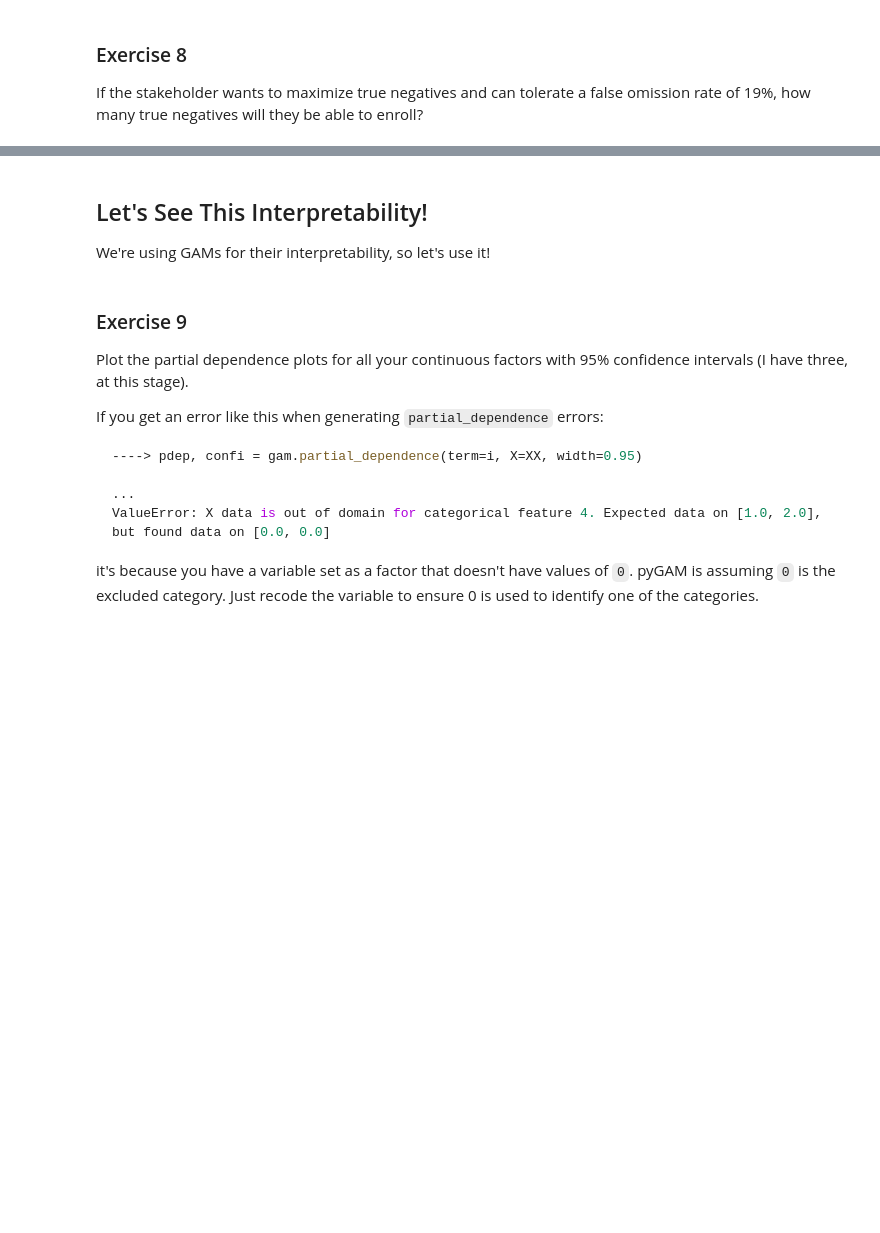
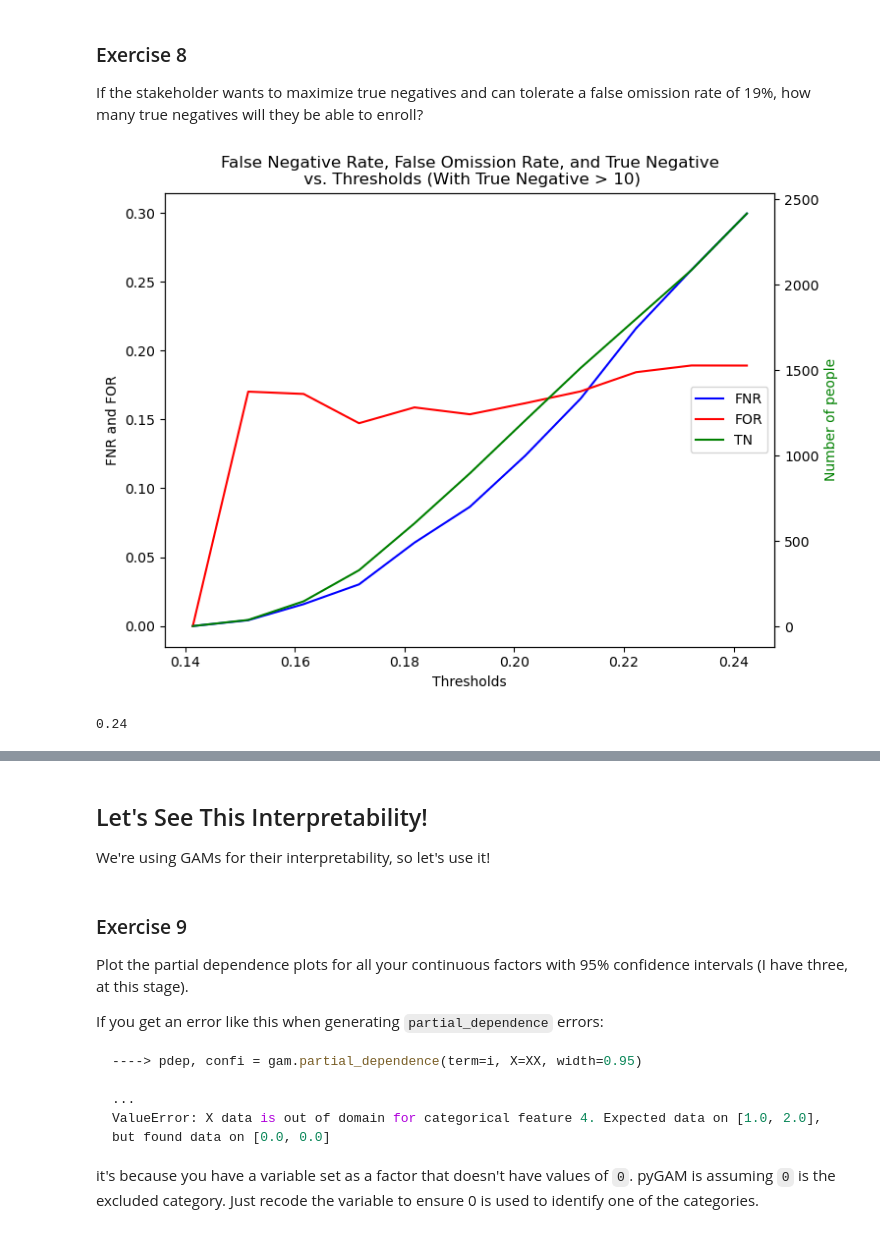
Before and after one commit to BarbaraPFloresRios/IDS701_UnifyingDataScience_CausalInference, a Jupyter notebook: 20240305_ExerciseInterpretableModelsGAM/exercise_interpretable.ipynb, the cells around one changed output, grey strips where cells are left out. Drawn from its saved outputs; the diff is of its cells as text; code cells hidden in the pictures; blank space fills up the shorter version.

```diff
--- a/20240305_ExerciseInterpretableModelsGAM/exercise_interpretable.ipynb
+++ b/20240305_ExerciseInterpretableModelsGAM/exercise_interpretable.ipynb
@@ -448,7 +436,8 @@ X_train, X_test, y_train, y_test = train_test_split(
     X, y, test_size=0.2, random_state=123
 )
 # %%
-gam = LinearGAM(s(0) + s(1) + s(2) + s(3) + s(4) + s(5) + f(6) + f(7) + f(8) + f(9))
+gam = LogisticGAM(s(0) + s(1) + s(2) + s(3) + s(4) +
+                  s(5) + f(6) + f(7) + f(8) + f(9))
 gam.gridsearch(X_train.values, y_train.values)
 # %% [output]
   0% (0 of 11) |                         | Elapsed Time: 0:00:00 ETA:  --:--:--
@@ -490,3 +612,71 @@ Note: One *can* use class weights to shift the emphasis of the original model fi
 ### Exercise 8
 
 If the stakeholder wants to maximize true negatives and can tolerate a false omission rate of 19%, how many true negatives will they be able to enroll?
+# %%
+FNR_list = []
+FOR_list = []
+TN_list = []
+thresholds_list = []
+
+
+for threshold in thresholds:
+    y_pred = (y_pred_proba > threshold).astype(int)
+    conf_matrix = confusion_matrix(y_test.values, y_pred)
+    true_negative, false_positive, false_negative, true_positive = conf_matrix.ravel()
+
+    with np.errstate(divide="ignore", invalid="ignore"):
+        FNR = false_negative / (false_negative + true_positive)
+        FOR = false_negative / (false_negative + true_negative)
+
+    # We will only save in the list the values that meet our constraint of TN > 10.
+    if FOR < 0.19:
+        FNR_list.append(FNR)
+        FOR_list.append(FOR)
+        TN_list.append(true_negative)
+        thresholds_list.append(threshold)
+# %%
+fig, ax1 = plt.subplots(figsize=(8, 6))
+
+ax1.plot(thresholds_list, FNR_list, label="FNR", color="blue")
+ax1.plot(thresholds_list, FOR_list, label="FOR", color="red")
+ax1.set_xlabel("Thresholds")
+ax1.set_ylabel("FNR and FOR", color="black")
+
+ax2 = ax1.twinx()
+ax2.plot(thresholds_list, TN_list, label="TN", color="green")
+ax2.set_ylabel("Number of people", color="green")
+
+lines_1, labels_1 = ax1.get_legend_handles_labels()
+lines_2, labels_2 = ax2.get_legend_handles_labels()
+ax1.legend(lines_1 + lines_2, labels_1 + labels_2, loc="center right")
+
+plt.title(
+    "False Negative Rate, False Omission Rate, and True Negative\n vs. Thresholds (With True Negative > 10)"
+)
+plt.show()
+# %% [output]
+[figure, added]
+# %%
+TN_list = []
+FOR_list = []
+thresholds_list = []
+
+
+for threshold in thresholds:
+
+    y_pred = (y_pred_proba > threshold).astype(int)
+    conf_matrix = confusion_matrix(y_test.values, y_pred)
+    true_negative, false_positive, false_negative, true_positive = conf_matrix.ravel()
+
+    with np.errstate(divide="ignore", invalid="ignore"):
+        FNR = false_negative / (false_negative + true_positive)
+        FOR = false_negative / (false_negative + true_negative)
+
+    if FOR < 0.19:
+        TN_list.append(true_negative)
+        FOR_list.append(FOR)
+        thresholds_list.append(threshold)
+
+round(max(thresholds_list), 2)
+# %% [output]
+0.24
```
Also changed, not shown: parts of 19 cells of this notebook.
